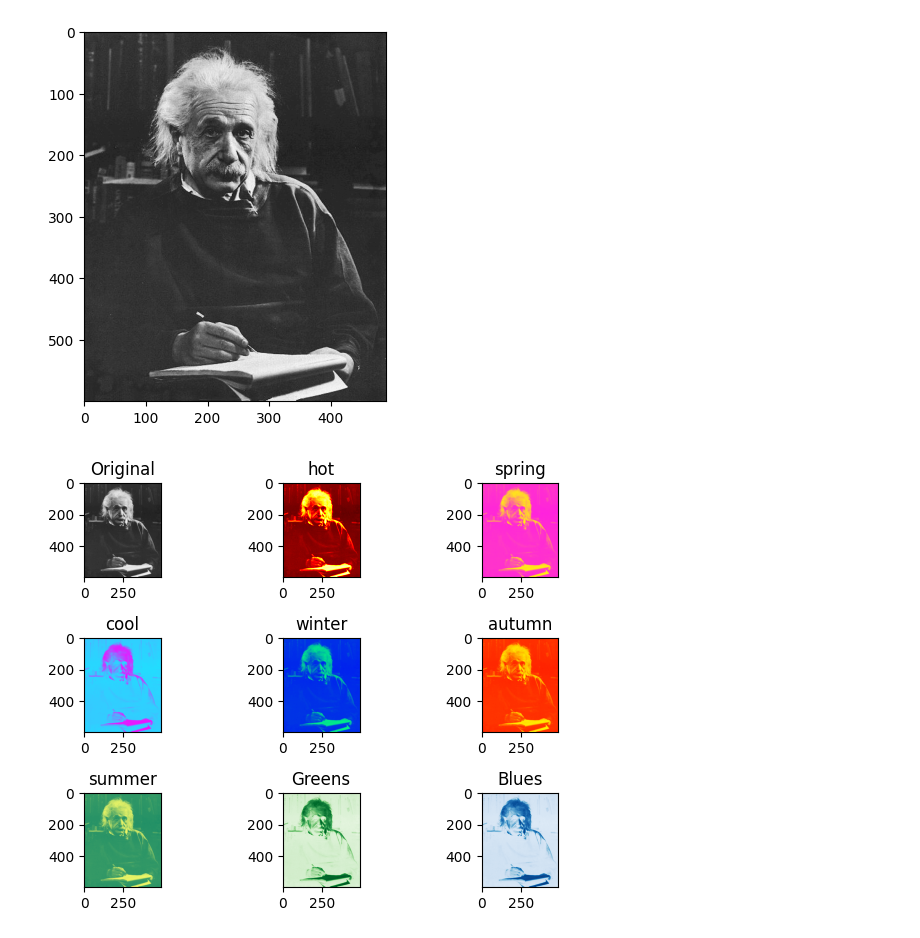
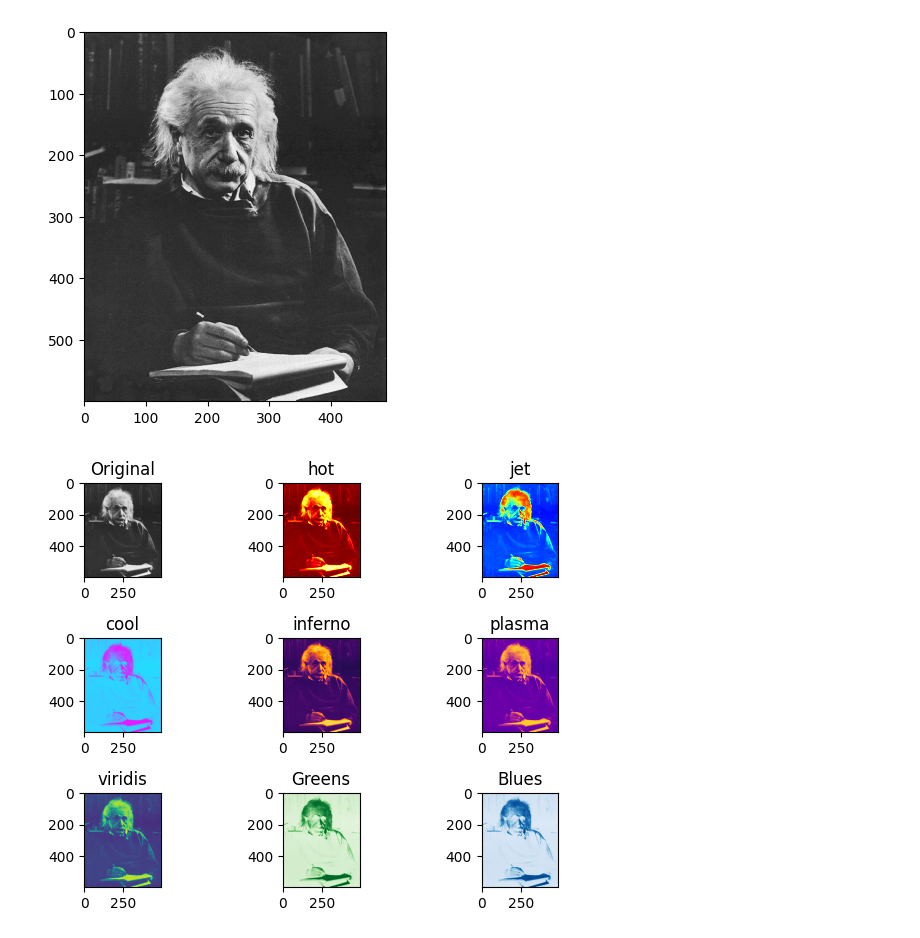
Before and after one commit to sugarlxn/DIVP_test, a Jupyter notebook: project02/scripts/job02a.ipynb, the cells around one changed output. Drawn from its saved outputs; the diff is of its cells as text; code cells hidden in the pictures.

```diff
--- a/project02/scripts/job02a.ipynb
+++ b/project02/scripts/job02a.ipynb
@@ -34,34 +34,34 @@ plt.imshow(image_einstein,cmap='gray')
 # %%
 # 以不同的cmap 选项显示图片
 plt.figure()
 plt.subplot(331)
 plt.imshow(image_einstein,cmap='gray')
 plt.title('Original')
 plt.subplot(332)
 plt.imshow(image_einstein,cmap='hot')
 plt.title('hot')
 plt.subplot(333)
-plt.imshow(image_einstein,cmap='spring')
-plt.title('spring')
+plt.imshow(image_einstein,cmap='jet')
+plt.title('jet')
 plt.subplot(334)
 plt.imshow(image_einstein,cmap='cool')
 plt.title('cool')
 plt.subplot(335)
-plt.imshow(image_einstein,cmap='winter')
-plt.title('winter')
+plt.imshow(image_einstein,cmap='inferno')
+plt.title('inferno')
 plt.subplot(336)
-plt.imshow(image_einstein,cmap='autumn')
-plt.title('autumn')
+plt.imshow(image_einstein,cmap='plasma')
+plt.title('plasma')
 plt.subplot(337)
-plt.imshow(image_einstein,cmap='summer')
-plt.title('summer')
+plt.imshow(image_einstein,cmap='viridis')
+plt.title('viridis')
 plt.subplot(338)
 plt.imshow(image_einstein,cmap='Greens')
 plt.title('Greens')
 plt.subplot(339)
 plt.imshow(image_einstein,cmap='Blues')
 plt.title('Blues')
 plt.tight_layout()
 plt.show()
 # %% [output]
-[figure, old version]
+[figure, new version]
```
Also changed, not shown: parts of 1 cell of this notebook, 3 other files.
